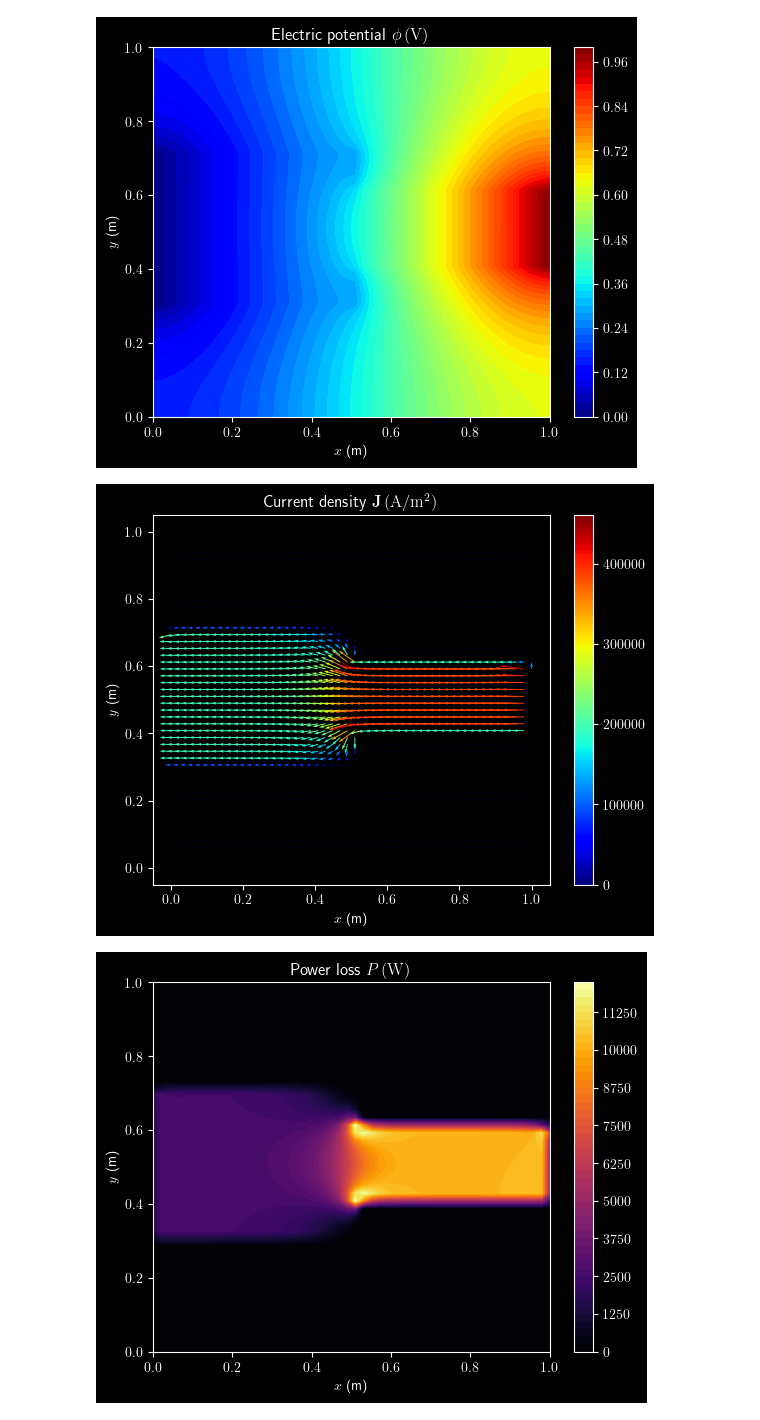
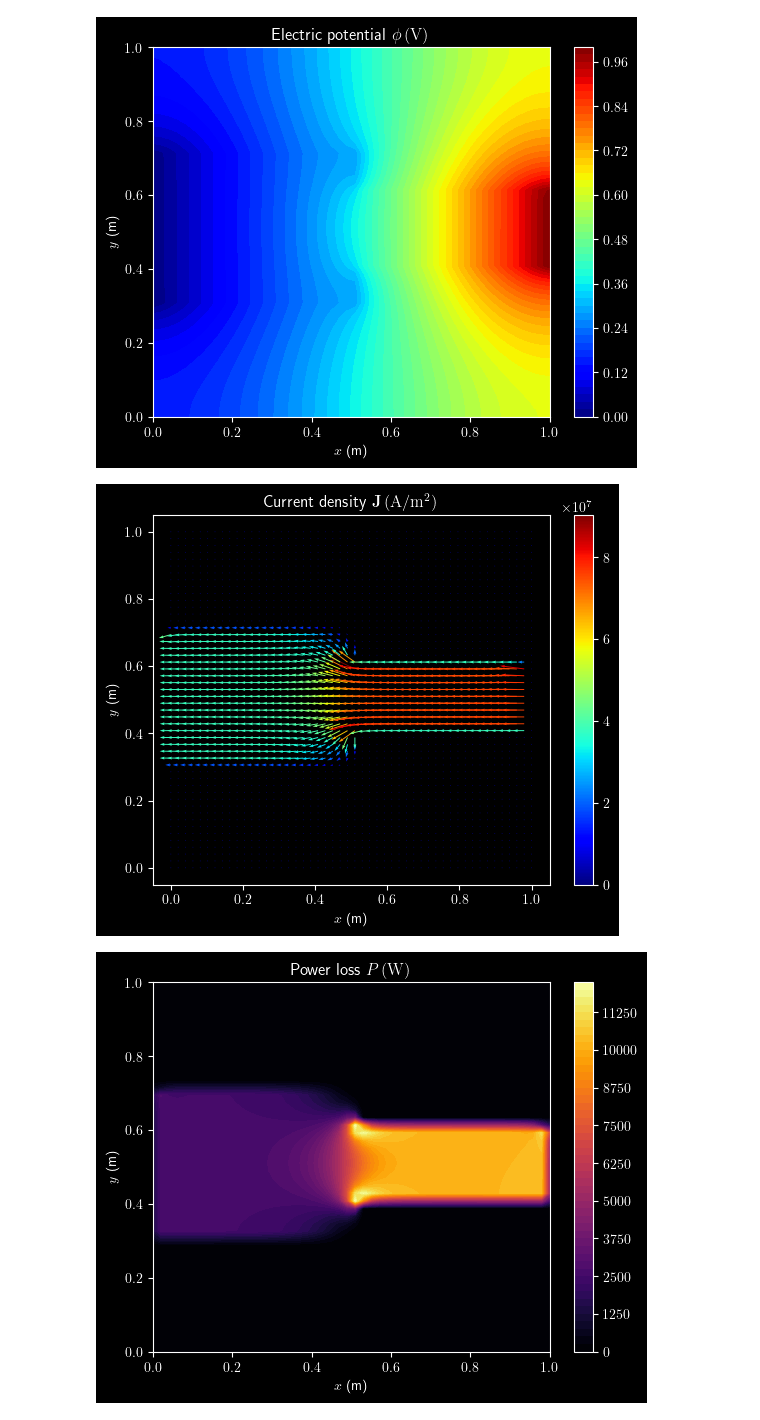
Before and after one commit to Devoev/multiphysics, a Jupyter notebook: main.ipynb, the cells around one changed output. Drawn from its saved outputs; the diff is of its cells as text; code cells hidden in the pictures.

Commit message:
add interpolation functions plot interpolated field in main.ipynb

```diff
--- a/main.ipynb
+++ b/main.ipynb
@@ -87,10 +88,10 @@ plot_pot(msh, phi, nz=2, levels=n, cmap='jet', title=r'Electric potential $\phi\
 # %%
 # Electrical field
 e = -g @ phi
 j = m_sig @ e
-plot_vec(msh, j, nz=2, cmap='jet', title=r'Current density $\mathbf{J}\,\mathrm{(A/m^2)}$ ')
+plot_vec(msh, interpolate_flux(msh, j), nz=2, cmap='jet', title=r'Current density $\mathbf{J}\,\mathrm{(A/m^2)}$ ')
 # %% [output]
-[figure, old version]
+[figure, new version]
 # %%
 ## Power calculation
 pe = e * j                  # Power on edge vector
```
Also changed, not shown: parts of 1 cell of this notebook, 2 other files.
